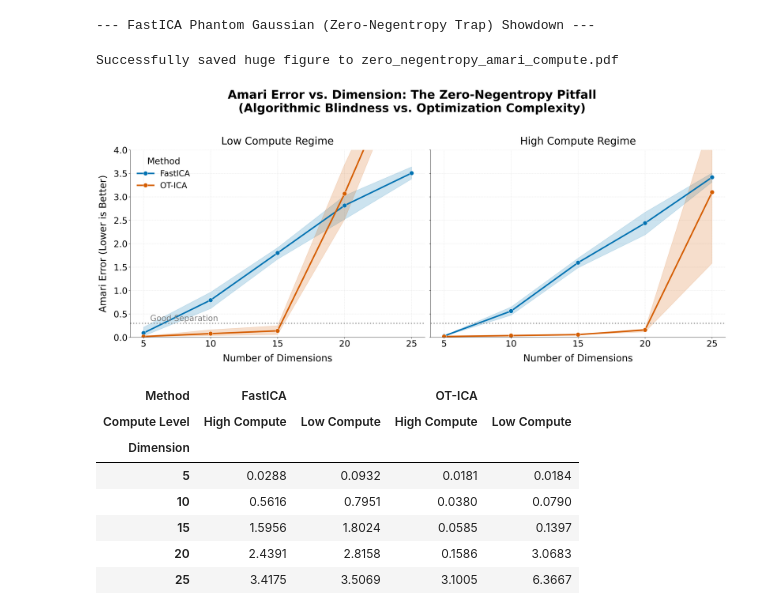
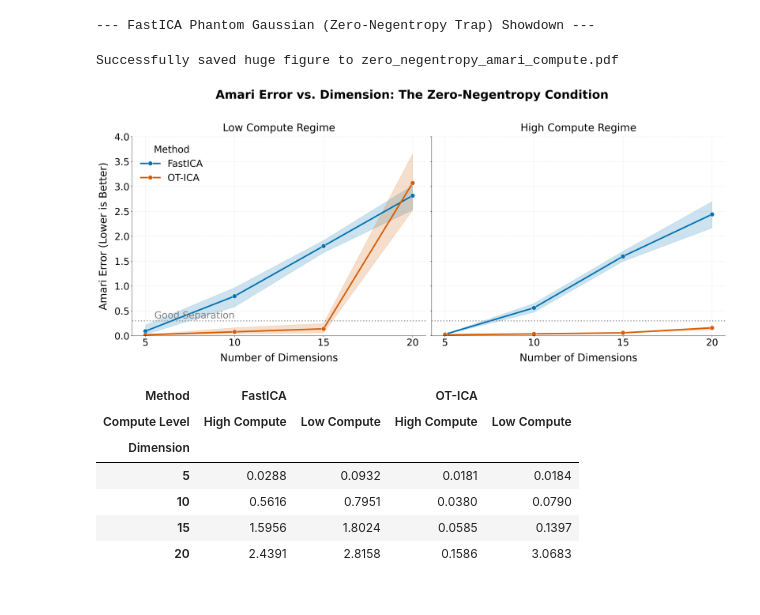
Before and after one commit to ashutoshjha3103/ot_in_linear_ica, a Jupyter notebook: exp/FastICA_failure_modes.ipynb, the cells around one changed output. Saved outputs shown, nothing was run; the diff lists cells and outputs as text; code cells hidden in the pictures.

Commit message:
fastica failure updated plots

```diff
--- a/exp/FastICA_failure_modes.ipynb
+++ b/exp/FastICA_failure_modes.ipynb
@@ -349,7 +349,7 @@ def run_trimodal_trap_trial(dim, trial, compute_level):
 # ==========================================
 # 3. Main Execution
 # ==========================================
-DIMENSIONS = list(range(5, 26, 5))
+DIMENSIONS = list(range(5, 21, 5))
 COMPUTE_LEVELS = ['Low Compute', 'High Compute']
 N_TRIALS = 5
 
@@ -685,7 +684,7 @@ def run_phantom_trial(dim, trial, compute_level):
 # ==========================================
 # 3. Main Execution
 # ==========================================
-DIMENSIONS = list(range(5, 26, 5))
+DIMENSIONS = list(range(5, 21, 5))
 COMPUTE_LEVELS = ['Low Compute', 'High Compute']
 N_TRIALS = 5
 
@@ -733,15 +732,15 @@ sns.lineplot(
     ax=axes[0]
 )
 axes[0].set_title("Low Compute Regime", fontsize=28, pad=15)
-axes[0].set_ylabel("Amari Error (Lower is Better)", fontsize=26, labelpad=15)
-axes[0].set_xlabel("Number of Dimensions", fontsize=26, labelpad=15)
+axes[0].set_ylabel("Amari Error (Lower is Better)", fontsize=28, labelpad=15)
+axes[0].set_xlabel("Number of Dimensions", fontsize=28, labelpad=15)
 axes[0].set_xticks(DIMENSIONS)
-axes[0].tick_params(axis='both', which='major', labelsize=24)
+axes[0].tick_params(axis='both', which='major', labelsize=26)
 axes[0].axhline(0.3, color='gray', linestyle=':', alpha=0.8, linewidth=3)
-axes[0].text(5.5, 0.35, 'Good Separation', color='gray', fontsize=22)
+axes[0].text(5.5, 0.35, 'Good Separation', color='gray', fontsize=26)
 
 handles, labels = axes[0].get_legend_handles_labels()
-axes[0].legend(handles=handles, labels=labels, title='Method', loc='upper left', fontsize=22, title_fontsize=24)
+axes[0].legend(handles=handles, labels=labels, title='Method', loc='upper left', fontsize=26, title_fontsize=26)
 
 # --- Subplot 2: High Compute ---
 df_high = df_phantom[df_phantom['Compute Level'] == 'High Compute']
@@ -752,37 +751,37 @@ sns.lineplot(
     hue='Method',
     palette=palette,
     marker='o',
     linewidth=4.0,
     markersize=12,
     ax=axes[1]
 )
 axes[1].set_title("High Compute Regime", fontsize=28, pad=15)
 axes[1].set_ylabel("")
-axes[1].set_xlabel("Number of Dimensions", fontsize=26, labelpad=15)
+axes[1].set_xlabel("Number of Dimensions", fontsize=28, labelpad=15)
 axes[1].set_xticks(DIMENSIONS)
-axes[1].tick_params(axis='both', which='major', labelsize=24)
+axes[1].tick_params(axis='both', which='major', labelsize=26)
 axes[1].axhline(0.3, color='gray', linestyle=':', alpha=0.8, linewidth=3)
 
 if axes[1].get_legend() is not None:
     axes[1].get_legend().remove()
 
 # --- Global Formatting ---
 plt.ylim(0, 4)
 axes[0].yaxis.set_major_locator(MultipleLocator(0.5))
 
-fig.suptitle("Amari Error vs. Dimension: The Zero-Negentropy Pitfall\n(Algorithmic Blindness vs. Optimization Complexity)", fontsize=32, y=1.05, fontweight='bold')
+fig.suptitle("Amari Error vs. Dimension: The Zero-Negentropy Condition", fontsize=32, y=1.05, fontweight='bold')
 
 plt.tight_layout()
 file_name = 'zero_negentropy_amari_compute.pdf'
 plt.savefig(file_name, format='pdf', bbox_inches='tight')
 print(f"Successfully saved huge figure to {file_name}")
 plt.show()
 
 summary_table = df_phantom.groupby(['Dimension', 'Method', 'Compute Level'])['Amari Error'].mean().unstack(level=[1,2]).round(4)
 display(summary_table)
 # %% [output]
 Successfully saved huge figure to zero_negentropy_amari_compute.pdf
-[figure, old version]
+[figure, new version]
 | Method | FastICA |  | OT-ICA |  |
 | Compute Level | High Compute | Low Compute | High Compute | Low Compute |
 | Dimension |  |  |  |  |
@@ -790,4 +789,3 @@ Successfully saved huge figure to zero_negentropy_amari_compute.pdf
 | 10 | 0.5616 | 0.7951 | 0.0380 | 0.0790 |
 | 15 | 1.5956 | 1.8024 | 0.0585 | 0.1397 |
 | 20 | 2.4391 | 2.8158 | 0.1586 | 3.0683 |
-| 25 | 3.4175 | 3.5069 | 3.1005 | 6.3667 |
```
Also changed, not shown: parts of 2 cells of this notebook, 6 other files.
